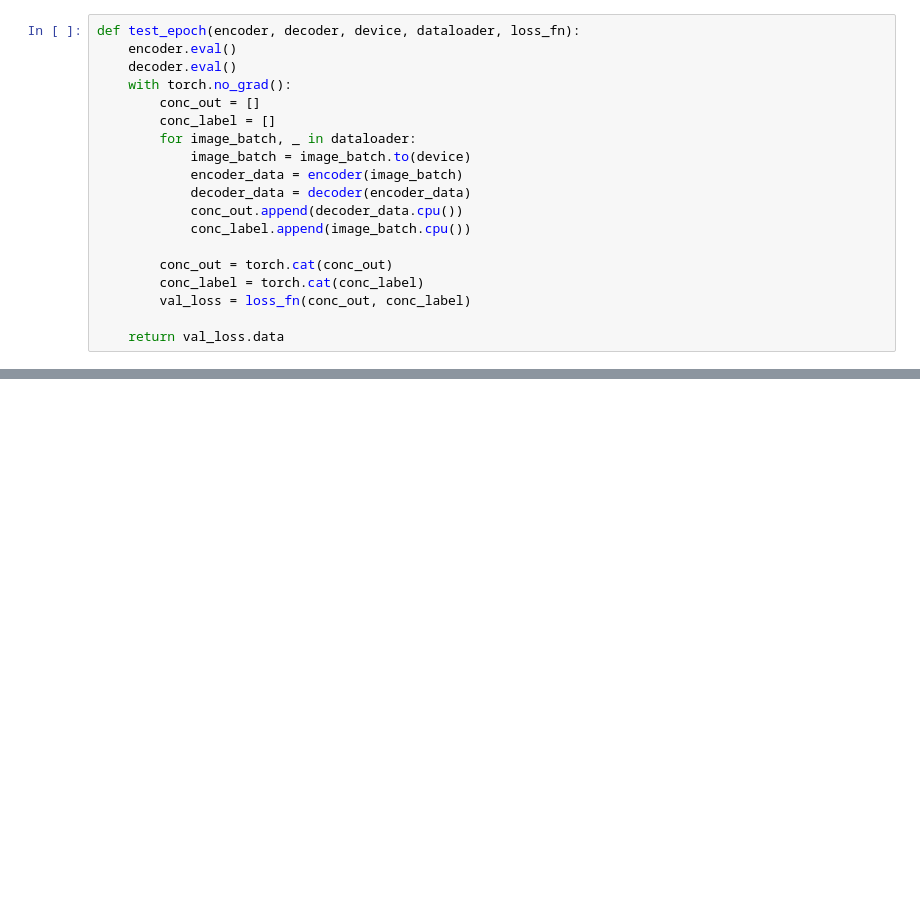
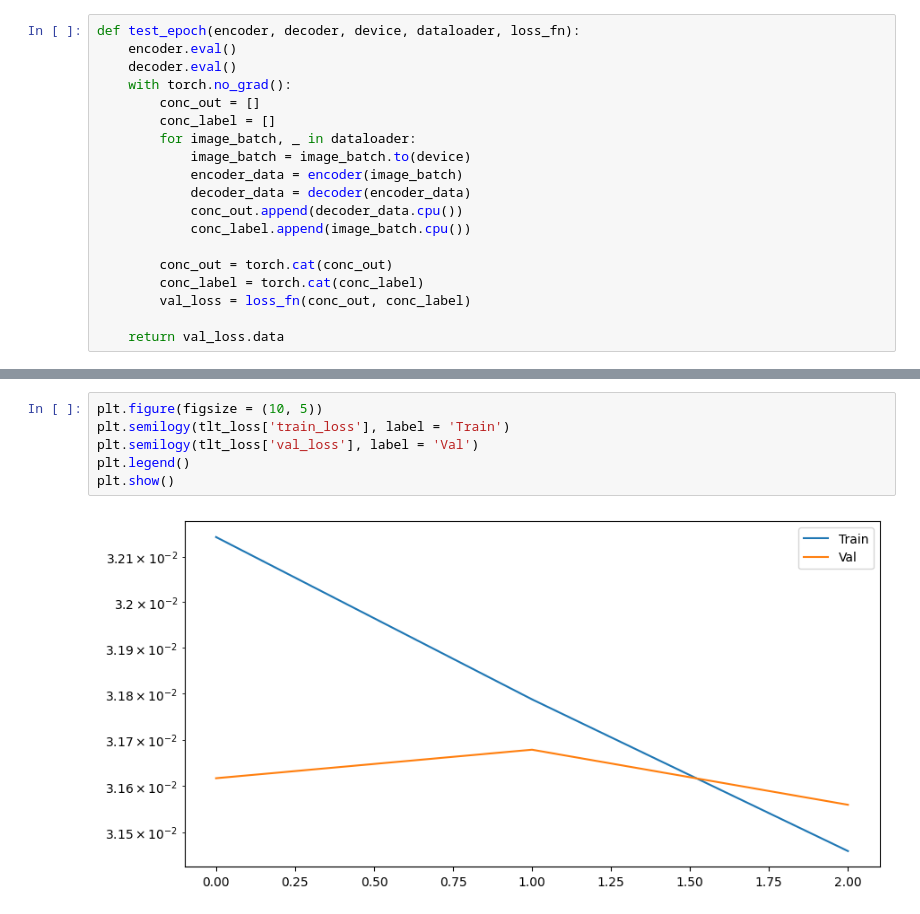
Before and after one commit to Zhigadlo/NeuronNetworksLabs-sem6, a Jupyter notebook: lectures/AE_pytorch.ipynb, the cells around one changed output, grey strips where cells are left out. Drawn from its saved outputs; the diff is of its cells as text; blank space fills up the shorter version.

```diff
--- a/lectures/AE_pytorch.ipynb
+++ b/lectures/AE_pytorch.ipynb
@@ -192,0 +215,8 @@ def test_epoch(encoder, decoder, device, dataloader, loss_fn):
+# %%
+plt.figure(figsize = (10, 5))
+plt.semilogy(tlt_loss['train_loss'], label = 'Train')
+plt.semilogy(tlt_loss['val_loss'], label = 'Val')
+plt.legend()
+plt.show()
+# %% [output]
+[figure, added]
```
Also changed, not shown: parts of 5 cells of this notebook.
